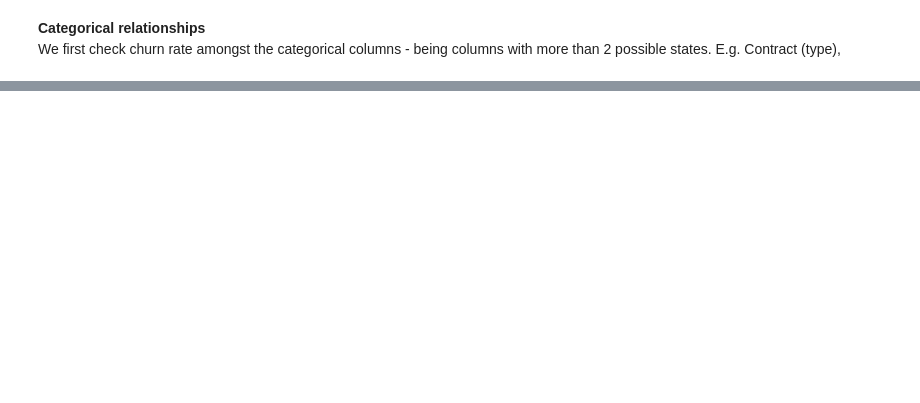
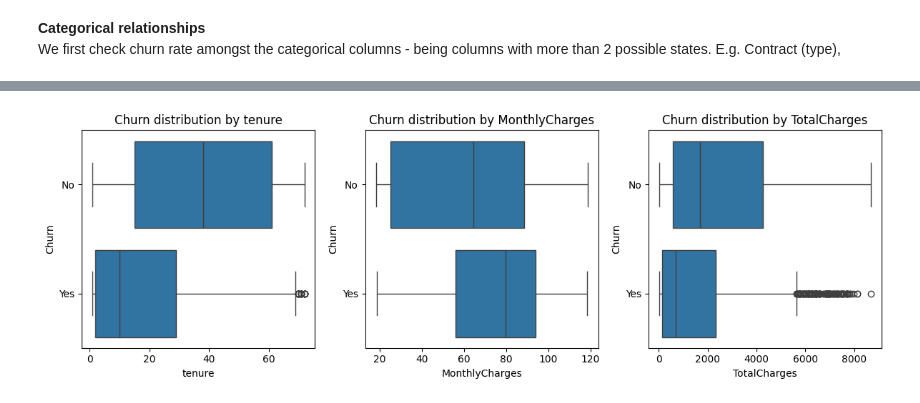
Before and after one commit to UIghodaro/vanilla-NN-Numpy-w-EDA, a Jupyter notebook: Exploratory Data Analysis/EDA.ipynb, the cells around one changed output, grey strips where cells are left out. Drawn from its saved outputs; the diff is of its cells as text; code cells hidden in the pictures; blank space fills up the shorter version.

```diff
--- a/Exploratory Data Analysis/EDA.ipynb
+++ b/Exploratory Data Analysis/EDA.ipynb
@@ -552,0 +533,12 @@ IndexError: index 4 is out of bounds for axis 0 with size 4
+# %%
+fig, axes = plt.subplots(1, len(num_cols), figsize=(4*len(num_cols), 4), sharey=False)
+
+for i, c in enumerate(num_cols):
+    ax = axes[i]
+    sns.boxplot(data=df, x=c, y='Churn', ax = ax)
+    ax.set_title(f'Churn distribution by {c}')
+
+plt.tight_layout()
+plt.show()
+# %% [output]
+[figure, added]
```
Also changed, not shown: parts of 20 cells of this notebook.
